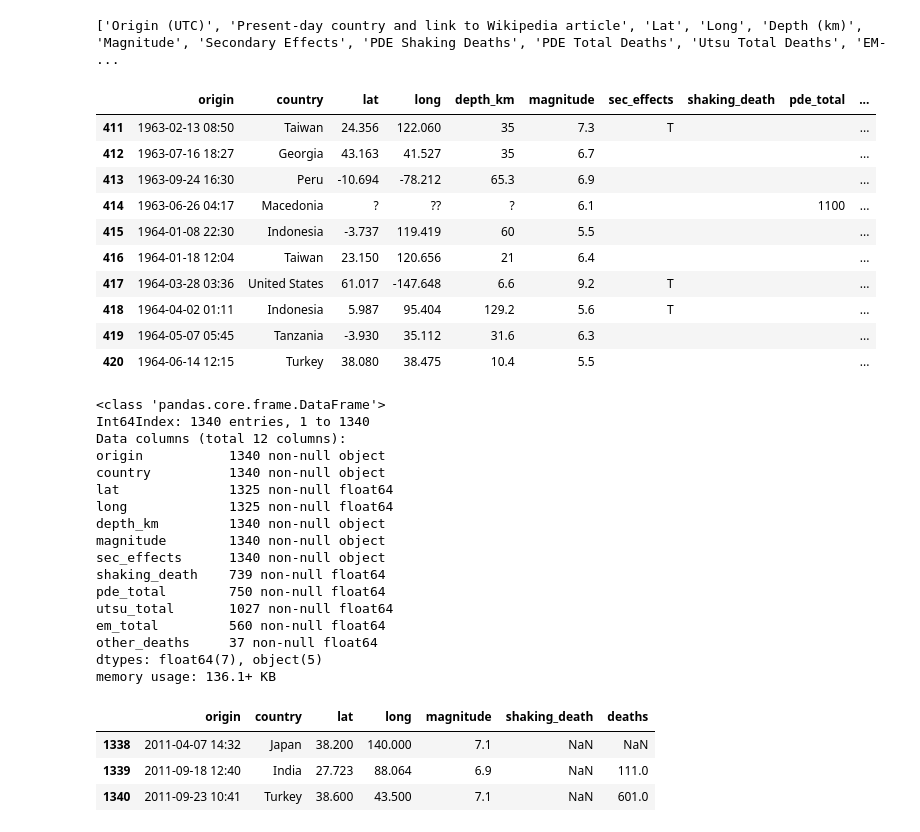
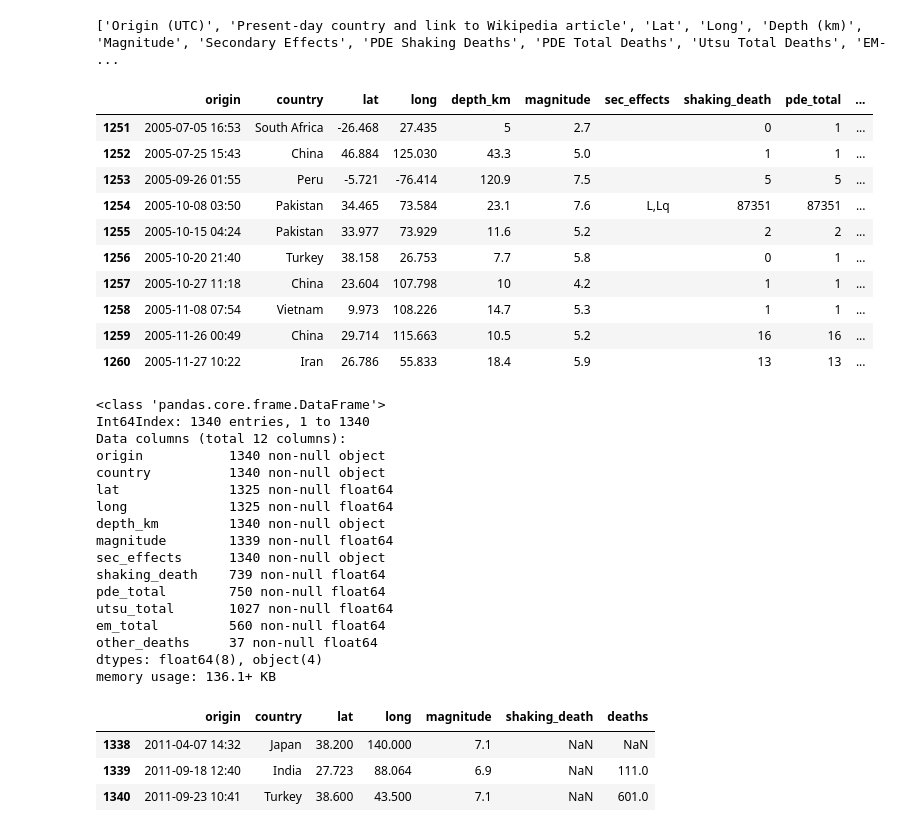
Before and after one commit to shrutijalewar/data-question-3-xtreme-united, a Jupyter notebook: quake.ipynb, the cells around one changed output. Saved outputs shown, nothing was run; the diff lists cells and outputs as text; code cells hidden in the pictures.

```diff
--- a/quake.ipynb
+++ b/quake.ipynb
@@ -114,35 +114,36 @@ print(heads)
 # %%
 eq_df = pd.DataFrame(eq_wkrow)
 eq_df.columns=['origin','country','lat','long','depth_km','magnitude','sec_effects','shaking_death','pde_total','utsu_total','em_total','other_deaths']
 
 eq_df=eq_df.drop(0,0)
 def eq_reg(eq_col, reg_phrase):
     eq_df[eq_col] = eq_df[eq_col].str.replace(reg_phrase, '')
 eq_reg('magnitude', '([a-zA-Z])')
 eq_reg('magnitude','\[..\]')
 eq_reg('other_deaths', '\[..\]')
 eq_reg('country', '\([^\)]*\)*')
+eq_reg('country', '\,[^\)]*\)*')  # Added by Massih to clean data in row 1260
 eq_reg('other_deaths', '\([^\)]*\)*')
 eq_reg('other_deaths', '\+')
 eq_reg('em_total', '\[.\].')
 eq_reg('other_deaths','\[\d*\]')# added by Massih to clean the data in row 67
 eq_reg('other_deaths','\s\d*')# added by Massih to clean the data in row 1207
 eq_reg('other_deaths','\*')# added by Massih to clean the data in row 1239
 eq_reg('other_deaths','\,')# added by Massih to clean the data in row 1328 & 1329
 
-eq_df[410:420]
+eq_df[1250:1260]
 # %% [output]
 |  | origin | country | lat | long | depth_km | magnitude | sec_effects | shaking_death | pde_total | ... |
-| 411 | 1963-02-13 08:50 | Taiwan | 24.356 | 122.060 | 35 | 7.3 | T |  |  | ... |
-| 412 | 1963-07-16 18:27 | Georgia | 43.163 | 41.527 | 35 | 6.7 |  |  |  | ... |
-| 413 | 1963-09-24 16:30 | Peru | -10.694 | -78.212 | 65.3 | 6.9 |  |  |  | ... |
-| 414 | 1963-06-26 04:17 | Macedonia | ? | ?? | ? | 6.1 |  |  | 1100 | ... |
-| 415 | 1964-01-08 22:30 | Indonesia | -3.737 | 119.419 | 60 | 5.5 |  |  |  | ... |
-| 416 | 1964-01-18 12:04 | Taiwan | 23.150 | 120.656 | 21 | 6.4 |  |  |  | ... |
-| 417 | 1964-03-28 03:36 | United States | 61.017 | -147.648 | 6.6 | 9.2 | T |  |  | ... |
-| 418 | 1964-04-02 01:11 | Indonesia | 5.987 | 95.404 | 129.2 | 5.6 | T |  |  | ... |
-| 419 | 1964-05-07 05:45 | Tanzania | -3.930 | 35.112 | 31.6 | 6.3 |  |  |  | ... |
-| 420 | 1964-06-14 12:15 | Turkey | 38.080 | 38.475 | 10.4 | 5.5 |  |  |  | ... |
+| 1251 | 2005-07-05 16:53 | South Africa | -26.468 | 27.435 | 5 | 2.7 |  | 0 | 1 | ... |
+| 1252 | 2005-07-25 15:43 | China | 46.884 | 125.030 | 43.3 | 5.0 |  | 1 | 1 | ... |
+| 1253 | 2005-09-26 01:55 | Peru | -5.721 | -76.414 | 120.9 | 7.5 |  | 5 | 5 | ... |
+| 1254 | 2005-10-08 03:50 | Pakistan | 34.465 | 73.584 | 23.1 | 7.6 | L,Lq | 87351 | 87351 | ... |
+| 1255 | 2005-10-15 04:24 | Pakistan | 33.977 | 73.929 | 11.6 | 5.2 |  | 2 | 2 | ... |
+| 1256 | 2005-10-20 21:40 | Turkey | 38.158 | 26.753 | 7.7 | 5.8 |  | 0 | 1 | ... |
+| 1257 | 2005-10-27 11:18 | China | 23.604 | 107.798 | 10 | 4.2 |  | 1 | 1 | ... |
+| 1258 | 2005-11-08 07:54 | Vietnam | 9.973 | 108.226 | 14.7 | 5.3 |  | 1 | 1 | ... |
+| 1259 | 2005-11-26 00:49 | China | 29.714 | 115.663 | 10.5 | 5.2 |  | 16 | 16 | ... |
+| 1260 | 2005-11-27 10:22 | Iran | 26.786 | 55.833 | 18.4 | 5.9 |  | 13 | 13 | ... |
 # %%
 eq_df['pde_total'] = pd.to_numeric(eq_df['pde_total'], errors='coerce')
 eq_df['utsu_total'] = pd.to_numeric(eq_df['utsu_total'], errors='coerce')
@@ -152,6 +153,7 @@ eq_df['lat'] = pd.to_numeric(eq_df['lat'], errors='coerce')
 eq_df['long'] = pd.to_numeric(eq_df['long'], errors='coerce')
 eq_df['shaking_death'] = pd.to_numeric(eq_df['shaking_death'], errors='coerce')
 eq_df['shaking_death'].replace(np.NAN,0)
+eq_df['magnitude'] = pd.to_numeric(eq_df['magnitude'], errors='coerce')
 
 
 
@@ -165,14 +167,14 @@ country          1340 non-null object
 lat              1325 non-null float64
 long             1325 non-null float64
 depth_km         1340 non-null object
-magnitude        1340 non-null object
+magnitude        1339 non-null float64
 sec_effects      1340 non-null object
 shaking_death    739 non-null float64
 pde_total        750 non-null float64
 utsu_total       1027 non-null float64
 em_total         560 non-null float64
 other_deaths     37 non-null float64
-dtypes: float64(7), object(5)
+dtypes: float64(8), object(4)
 memory usage: 136.1+ KB
 # %%
 eq_df['deaths'] = eq_df[['pde_total','utsu_total','em_total','other_deaths']].max(axis=1)
```
Also changed, not shown: parts of 29 cells of this notebook, 6 other files.
